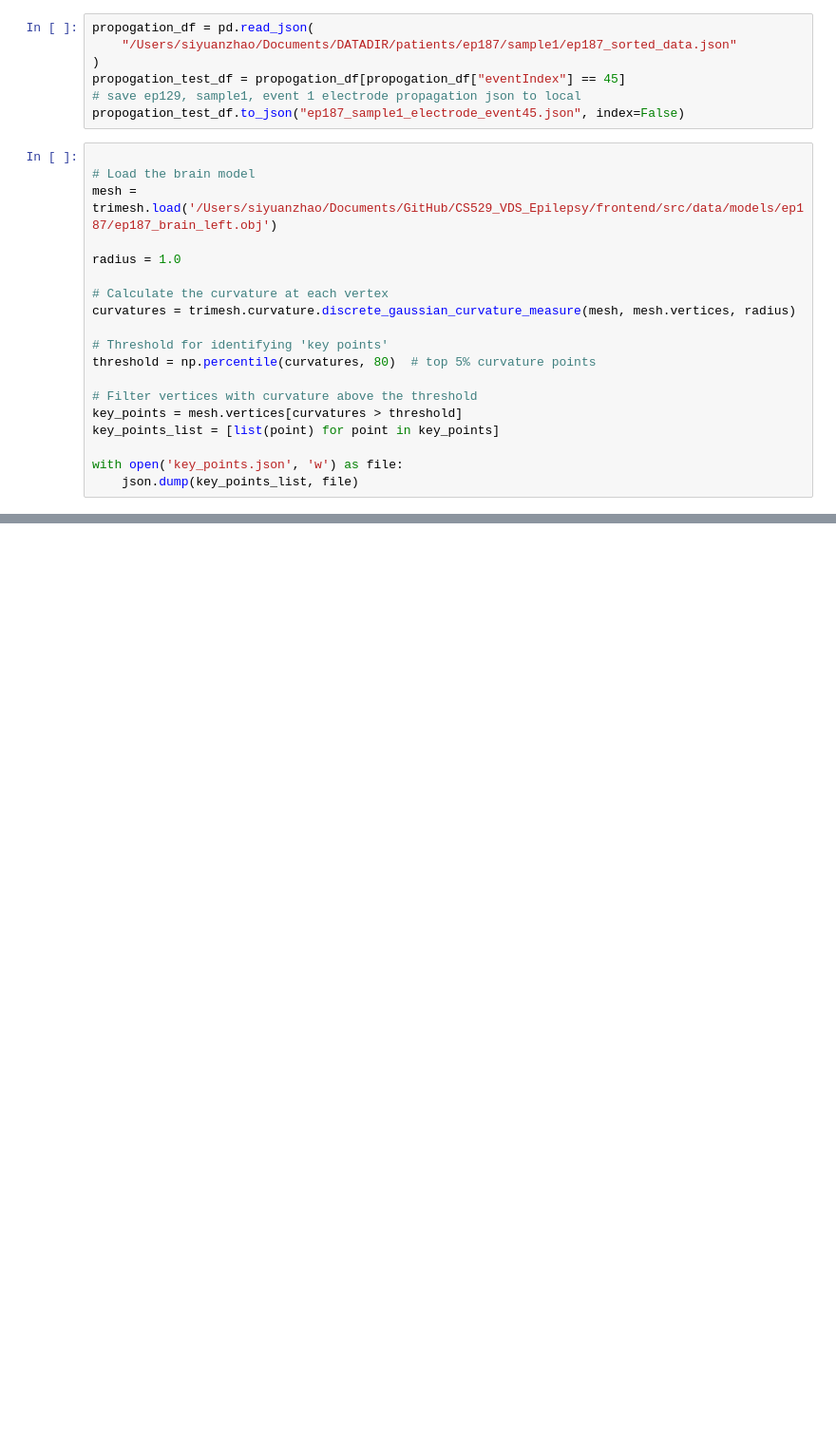
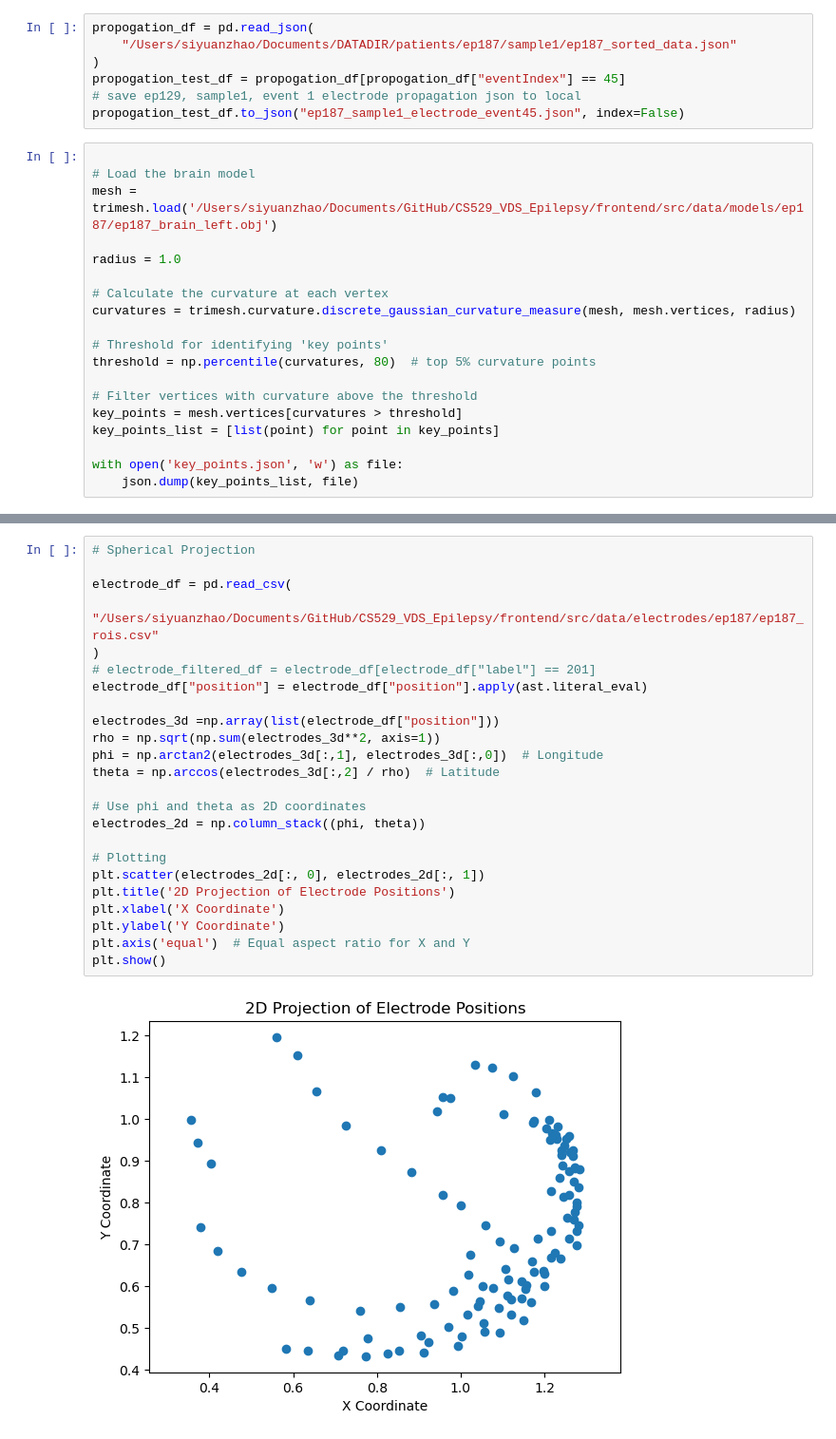
Before and after one commit to ScheWann/CS529_VDS_Epilepsy, a Jupyter notebook: backend/eeg.ipynb, the cells around one changed output, grey strips where cells are left out. Shown at 95% size. Saved outputs shown, nothing was run; the diff lists cells and outputs as text; blank space fills up the shorter version.

```diff
--- a/backend/eeg.ipynb
+++ b/backend/eeg.ipynb
@@ -126,0 +199,26 @@ with open('key_points.json', 'w') as file:
+# %%
+# Spherical Projection
+
+electrode_df = pd.read_csv(
+    "/Users/siyuanzhao/Documents/GitHub/CS529_VDS_Epilepsy/frontend/src/data/electrodes/ep187/ep187_rois.csv"
+)
+# electrode_filtered_df = electrode_df[electrode_df["label"] == 201]
+electrode_df["position"] = electrode_df["position"].apply(ast.literal_eval)
+
+electrodes_3d =np.array(list(electrode_df["position"]))
+rho = np.sqrt(np.sum(electrodes_3d**2, axis=1))
+phi = np.arctan2(electrodes_3d[:,1], electrodes_3d[:,0])  # Longitude
+theta = np.arccos(electrodes_3d[:,2] / rho)  # Latitude
+
+# Use phi and theta as 2D coordinates
+electrodes_2d = np.column_stack((phi, theta))
+
+# Plotting
+plt.scatter(electrodes_2d[:, 0], electrodes_2d[:, 1])
+plt.title('2D Projection of Electrode Positions')
+plt.xlabel('X Coordinate')
+plt.ylabel('Y Coordinate')
+plt.axis('equal')  # Equal aspect ratio for X and Y
+plt.show()
+# %% [output]
+[figure, added]
```
Also changed, not shown: parts of 27 cells of this notebook, 3 other files.
